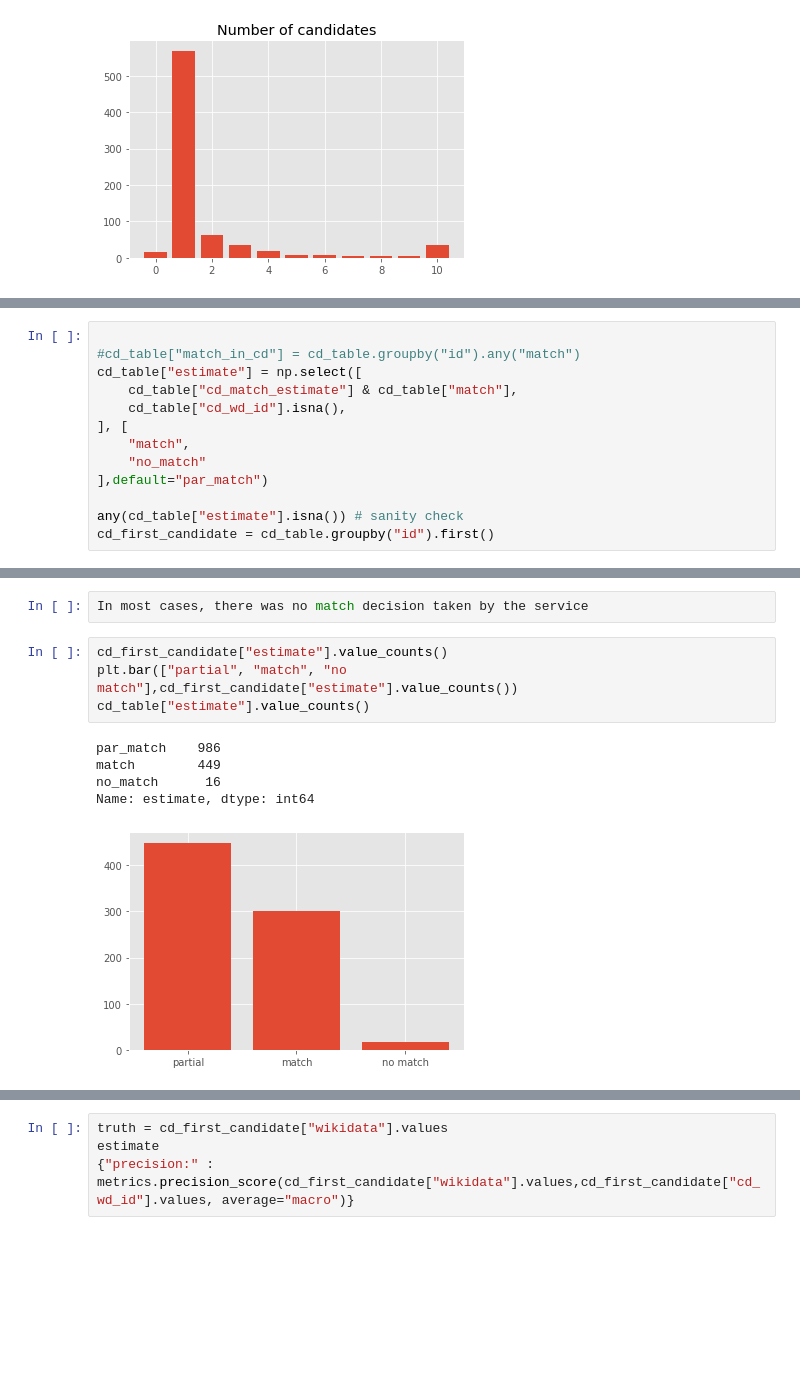
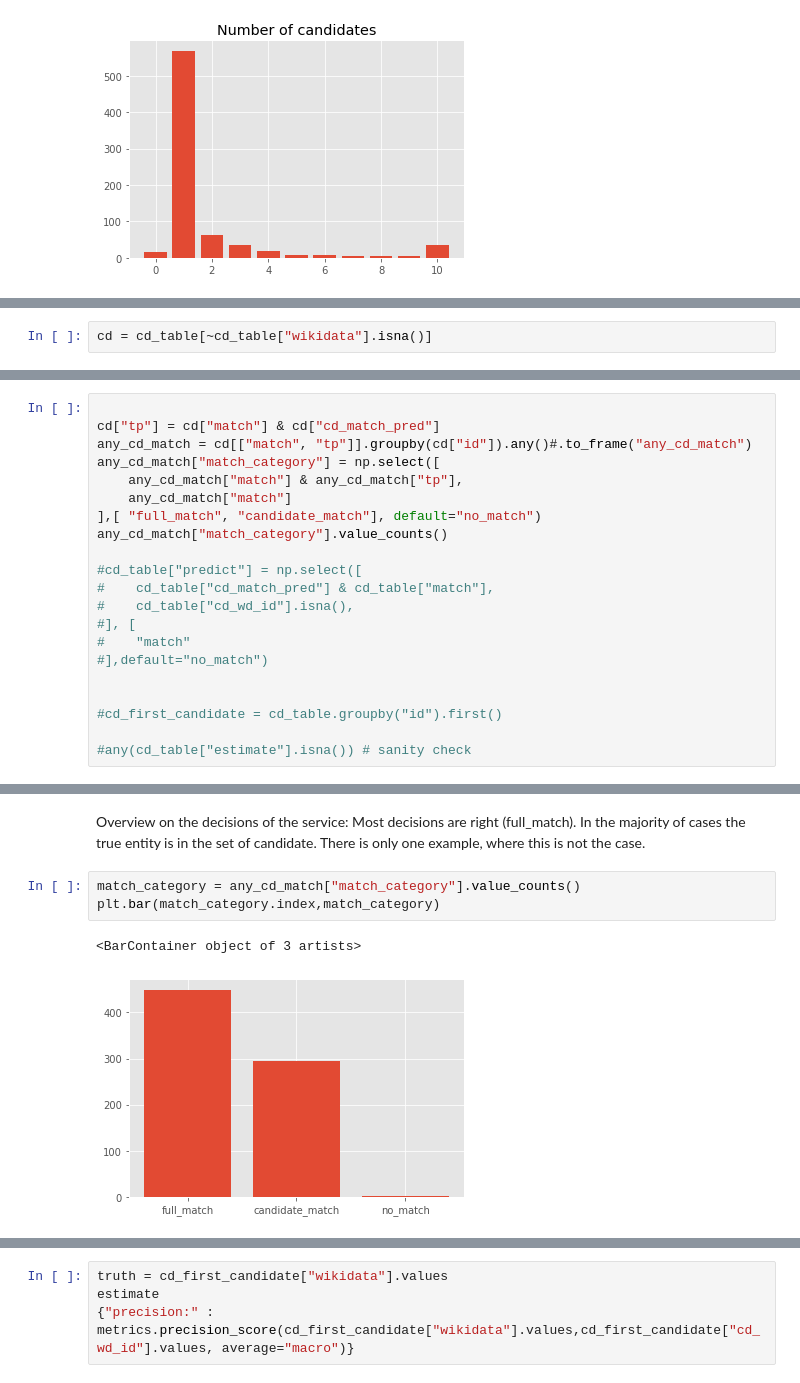
Before and after one commit to PeterWalchhofer/evaluation_bachelor_thesis, a Jupyter notebook: Analysis.ipynb, the cells around one changed output, grey strips where cells are left out. Saved outputs shown, nothing was run; the diff lists cells and outputs as text; blank space fills up the shorter version.

```diff
--- a/Analysis.ipynb
+++ b/Analysis.ipynb
@@ -279,0 +268,2 @@ Candidates that exceeded this threshold are considered as a match. Other candida
+# %%
+cd = cd_table[~cd_table["wikidata"].isna()]
@@ -280,13 +348,21 @@ Candidates that exceeded this threshold are considered as a match. Other candida
 # %%
 
-#cd_table["match_in_cd"] = cd_table.groupby("id").any("match")
-cd_table["estimate"] = np.select([
-    cd_table["cd_match_estimate"] & cd_table["match"],
-    cd_table["cd_wd_id"].isna(),
-], [
-    "match",
-    "no_match"
-],default="par_match")
+cd["tp"] = cd["match"] & cd["cd_match_pred"]
+any_cd_match = cd[["match", "tp"]].groupby(cd["id"]).any()#.to_frame("any_cd_match")
+any_cd_match["match_category"] = np.select([
+    any_cd_match["match"] & any_cd_match["tp"],
+    any_cd_match["match"]
+],[ "full_match", "candidate_match"], default="no_match")
+any_cd_match["match_category"].value_counts()
 
-any(cd_table["estimate"].isna()) # sanity check
-cd_first_candidate = cd_table.groupby("id").first()
+#cd_table["predict"] = np.select([
+#    cd_table["cd_match_pred"] & cd_table["match"],
+#    cd_table["cd_wd_id"].isna(),
+#], [
+#    "match"
+#],default="no_match")
+
+
+#cd_first_candidate = cd_table.groupby("id").first()
+
+#any(cd_table["estimate"].isna()) # sanity check
@@ -293,12 +379,8 @@ cd_first_candidate = cd_table.groupby("id").first()
-# %%
-In most cases, there was no match decision taken by the service
-# %%
-cd_first_candidate["estimate"].value_counts()
-plt.bar(["partial", "match", "no match"],cd_first_candidate["estimate"].value_counts())
-cd_table["estimate"].value_counts()
-# %% [output]
-par_match    986
-match        449
-no_match      16
-Name: estimate, dtype: int64
-[figure, removed]
+# %% [markdown]
+Overview on the decisions of the service: Most decisions are right (full_match). In the majority of cases the true entity is in the set of candidate. There is only one example, where this is not the case.
+# %%
+match_category = any_cd_match["match_category"].value_counts()
+plt.bar(match_category.index,match_category)
+# %% [output]
+<BarContainer object of 3 artists>
+[figure, added]
```
Also changed, not shown: parts of 44 cells of this notebook.
